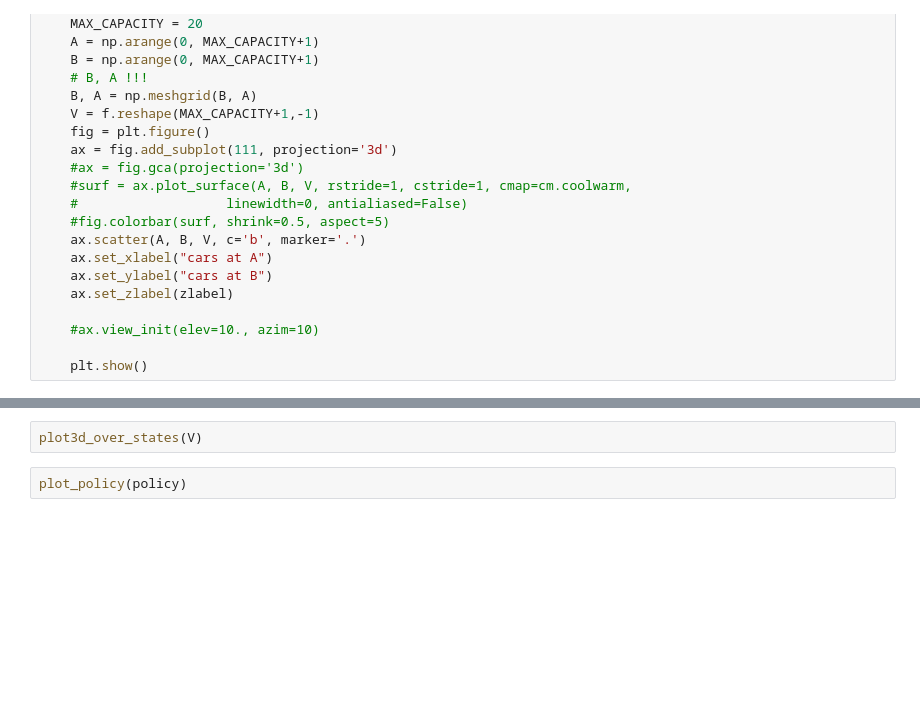
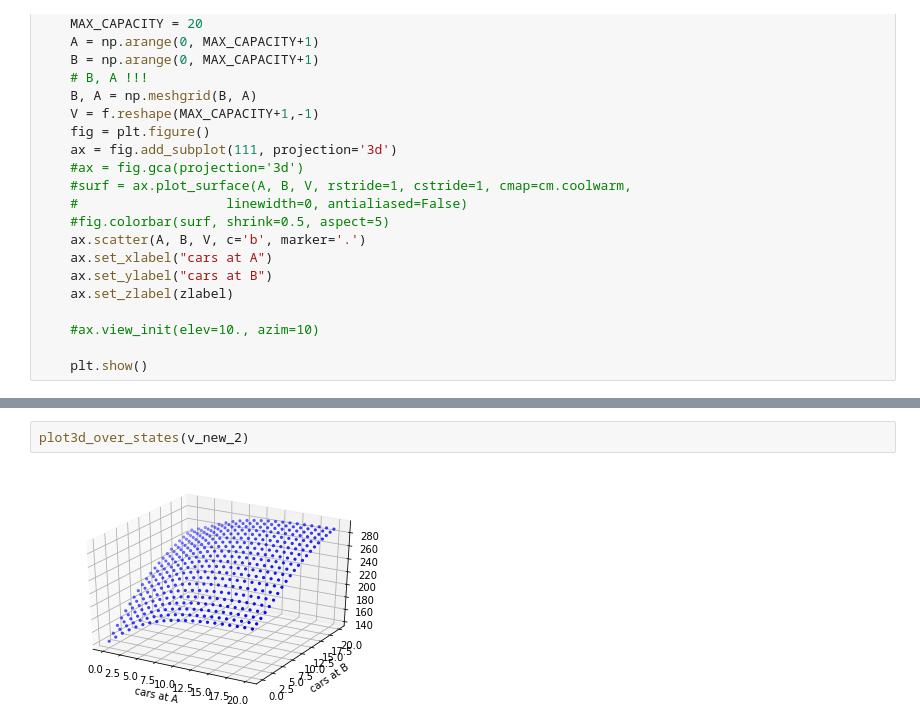
Before and after one commit to Laz0rSquid/Belege_WR, a Jupyter notebook: Exercise2/JacksCarRentalEnvironmentModel.ipynb, the cells around one changed output, grey strips where cells are left out. Drawn from its saved outputs; the diff is of its cells as text; blank space fills up the shorter version.

```diff
--- a/Exercise2/JacksCarRentalEnvironmentModel.ipynb
+++ b/Exercise2/JacksCarRentalEnvironmentModel.ipynb
@@ -291,4 +317,4 @@ plot_policy(policy)
 # %%
-plot3d_over_states(V)
+plot3d_over_states(v_new_2)
+# %% [output]
+[figure, added]
-# %%
-plot_policy(policy)
```
Also changed, not shown: parts of 6 cells of this notebook, 4 other files.
